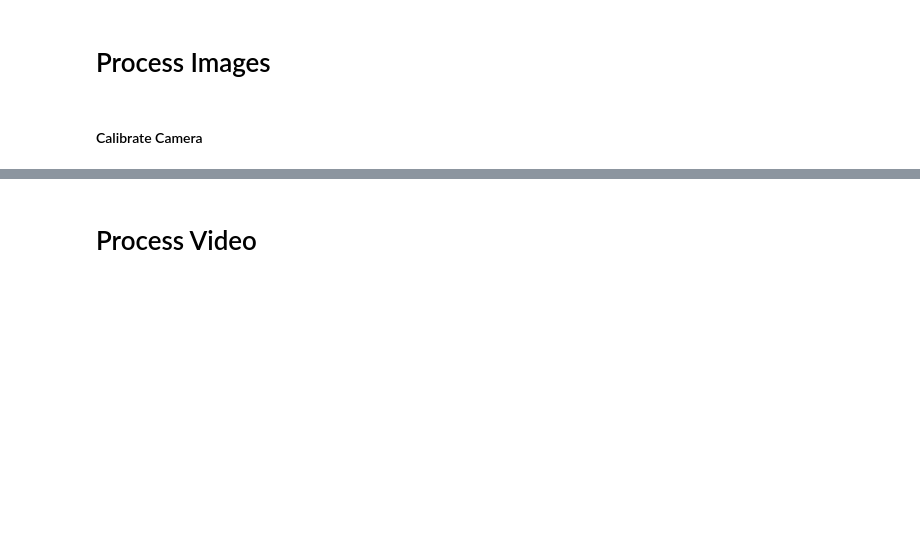
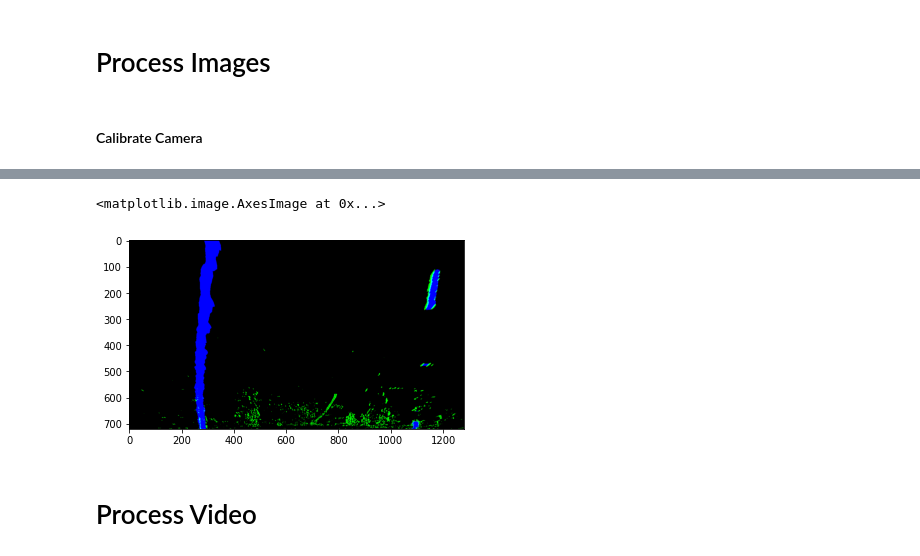
Before and after one commit to JohnFodero/UdacitySD, a Jupyter notebook: Project.ipynb, the cells around one changed output, grey strips where cells are left out. Drawn from its saved outputs; the diff is of its cells as text; code cells hidden in the pictures; blank space fills up the shorter version.

```diff
--- a/Project.ipynb
+++ b/Project.ipynb
@@ -77,3 +73,8 @@ plt.imsave('examples/binary_example.jpg', binary_example)
+# %%
+plt.imshow(lf.binary)
+# %% [output]
+<matplotlib.image.AxesImage at 0x...>
+[figure, added]
 # %% [markdown]
 # Process Video
 # %%
```
Also changed, not shown: parts of 4 cells of this notebook, 17 other files.
